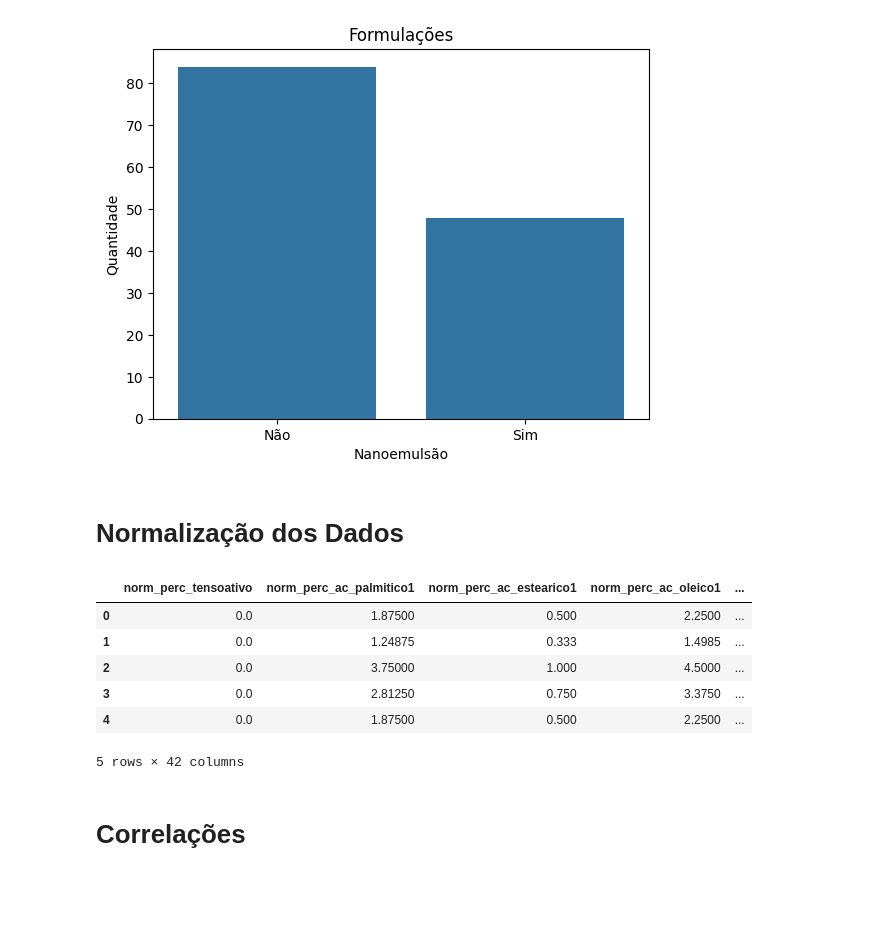
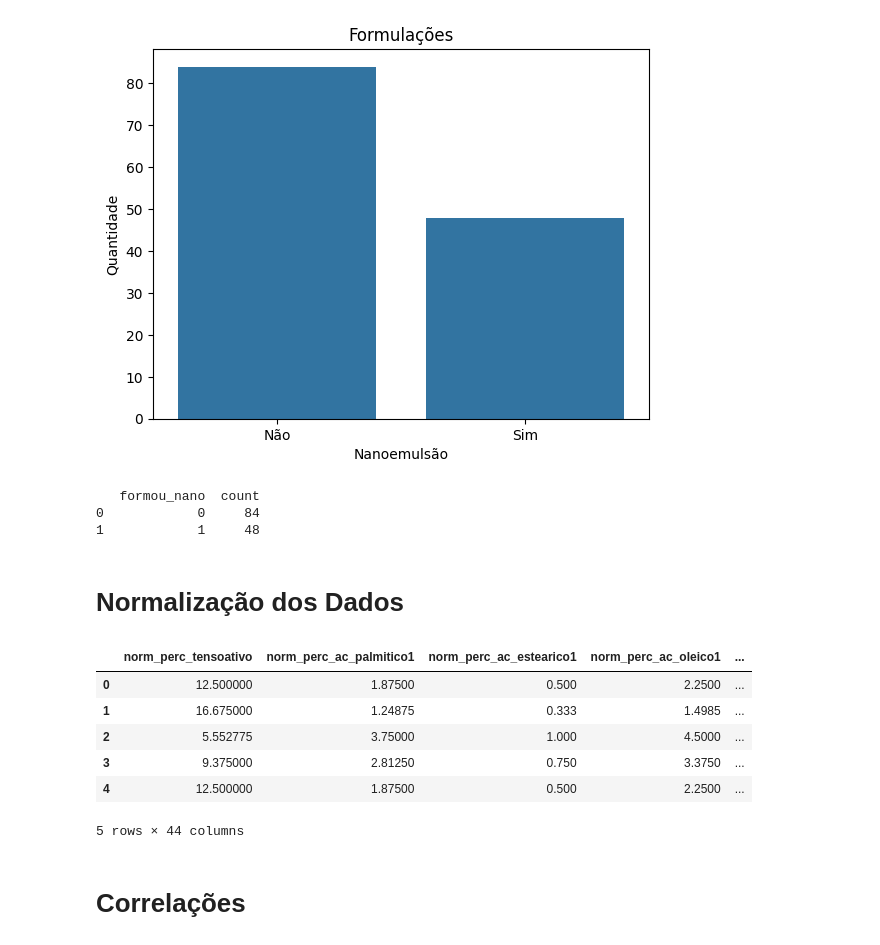
Before and after one commit to brfiso/PyNanoEmulsion, a Jupyter notebook: AnaliseNova.ipynb, the cells around one changed output. Saved outputs shown, nothing was run; the diff lists cells and outputs as text; code cells hidden in the pictures; blank space fills up the shorter version.

```diff
--- a/AnaliseNova.ipynb
+++ b/AnaliseNova.ipynb
@@ -28,4 +28,14 @@ df.head()
 5 rows × 43 columns
+# %%
+df['tamanho'] = df['tamanho'].apply(lambda x: str(x).replace(',', '.'))
+df['tamanho'] = pd.to_numeric(df['tamanho'])
+
+df['pdi'] = df['pdi'].apply(lambda x: str(x).replace(',', '.'))
+df['pdi'] = pd.to_numeric(df['pdi'])
+
+for col in df.columns:
+    if 'perc_' in col:
+        df[col] = pd.to_numeric(df[col].apply(lambda x: str(x).replace(',', '.')))
 # %% [markdown]
 # Nanoemulsões
 Será considerada uma nanoemulsão formulações com PDI <= 0.35 E com tamanho <= 300 nanometros
@@ -42,30 +52,36 @@ plt.ylabel("Quantidade")
 plt.show()
 # %% [output]
 [figure]
+# %%
+print(df_temp)
+# %% [output]
+   formou_nano  count
+0            0     84
+1            1     48
 # %% [markdown]
 # Normalização dos Dados
 # %%
 colunas = [col for col in df.columns if 'perc_' in col]
 for col in colunas:
-    if 'perc_manteiga_' in col:
+    if 'perc_lipidio' in col:
         continue
     if '1' in col:
-        df['norm_' + col] = (df['perc_manteiga_1'] / 100)  * df[col]
+        df['norm_' + col] = (df['perc_lipidio1'] / 100)  * df[col]
     else:
-        df['norm_' + col] = (df['perc_manteiga_2']/ 100) * df[col]
+        df['norm_' + col] = (df['perc_lipidio2']/ 100) * df[col]
 # %%
 colunas_normalizadas = [col for col in df.columns if 'norm_' in col]
-colunas_normalizadas.extend(['tamanho', 'pdi','lipidio1', 'lipidio2', 'norm_perc_ag_insaturados1', 'norm_perc_ag_insaturados2', 'formou_nano'])
+colunas_normalizadas.extend(['tamanho', 'pdi','lipidio1', 'perc_lipidio1', 'lipidio2', 'perc_lipidio2', 'formou_nano'])
 
 df[colunas_normalizadas].head()
 # %% [output]
 |  | norm_perc_tensoativo | norm_perc_ac_palmitico1 | norm_perc_ac_estearico1 | norm_perc_ac_oleico1 | ... |
-| 0 | 0.0 | 1.87500 | 0.500 | 2.2500 | ... |
-| 1 | 0.0 | 1.24875 | 0.333 | 1.4985 | ... |
-| 2 | 0.0 | 3.75000 | 1.000 | 4.5000 | ... |
-| 3 | 0.0 | 2.81250 | 0.750 | 3.3750 | ... |
-| 4 | 0.0 | 1.87500 | 0.500 | 2.2500 | ... |
+| 0 | 12.500000 | 1.87500 | 0.500 | 2.2500 | ... |
+| 1 | 16.675000 | 1.24875 | 0.333 | 1.4985 | ... |
+| 2 | 5.552775 | 3.75000 | 1.000 | 4.5000 | ... |
+| 3 | 9.375000 | 2.81250 | 0.750 | 3.3750 | ... |
+| 4 | 12.500000 | 1.87500 | 0.500 | 2.2500 | ... |
-5 rows × 42 columns
+5 rows × 44 columns
 # %% [markdown]
 # Correlações
 # %%
```
Also changed, not shown: parts of 9 cells of this notebook, 1 other file.
